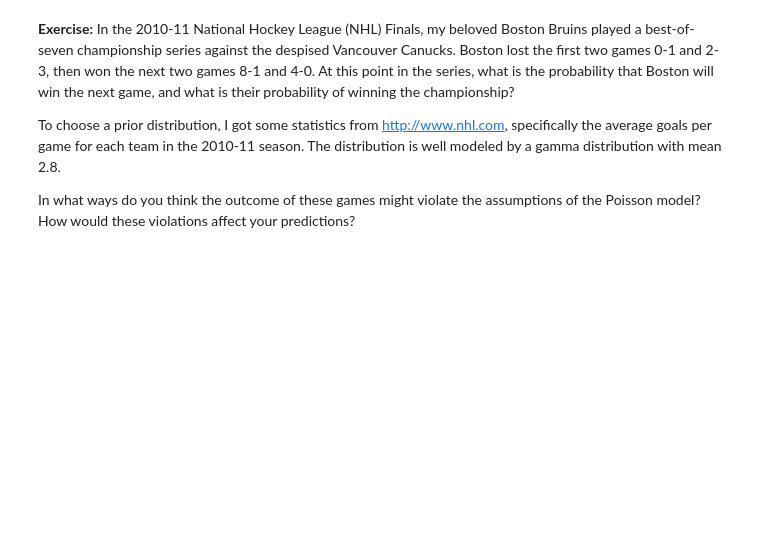
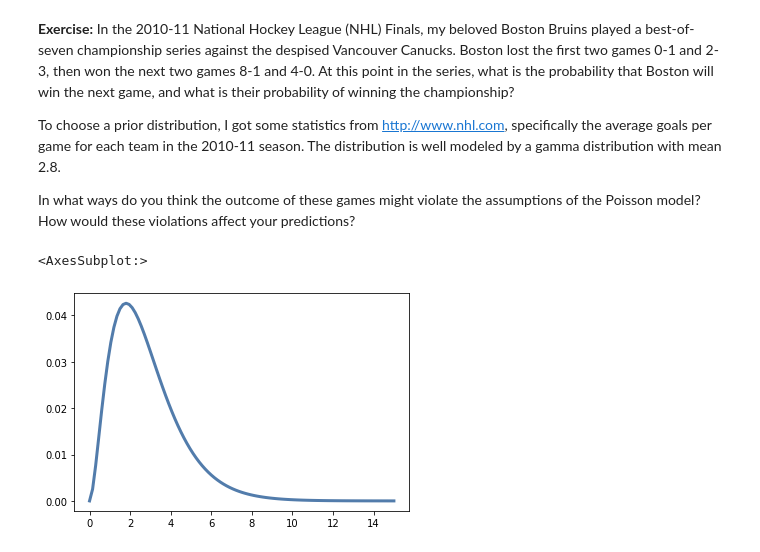
Before and after one commit to RamanMalykhin/thinkbayes_solutions, a Jupyter notebook: chap08_partially_solved.ipynb, the cells around one changed output. Cells and saved outputs as stored; diff of their text form; code cells hidden in the pictures; blank space fills up the shorter version.

```diff
--- a/chap08_partially_solved.ipynb
+++ b/chap08_partially_solved.ipynb
@@ -619,3 +644,16 @@ In what ways do you think the outcome of these games might violate the assumptio
+# %%
+# Solution goes here
+alpha = 2.8
+qs = np.linspace(0,15,101)
+ps =  gamma.pdf(qs, alpha)
+nhl_gamma_prior = Pmf(ps, qs)
+
+nhl_gamma_prior.normalize()
+
+nhl_gamma_prior.plot()
+# %% [output]
+<AxesSubplot:>
+[figure, added]
 # %%
 # Solution goes here
 # %%
```
Also changed, not shown: parts of 8 cells of this notebook.
